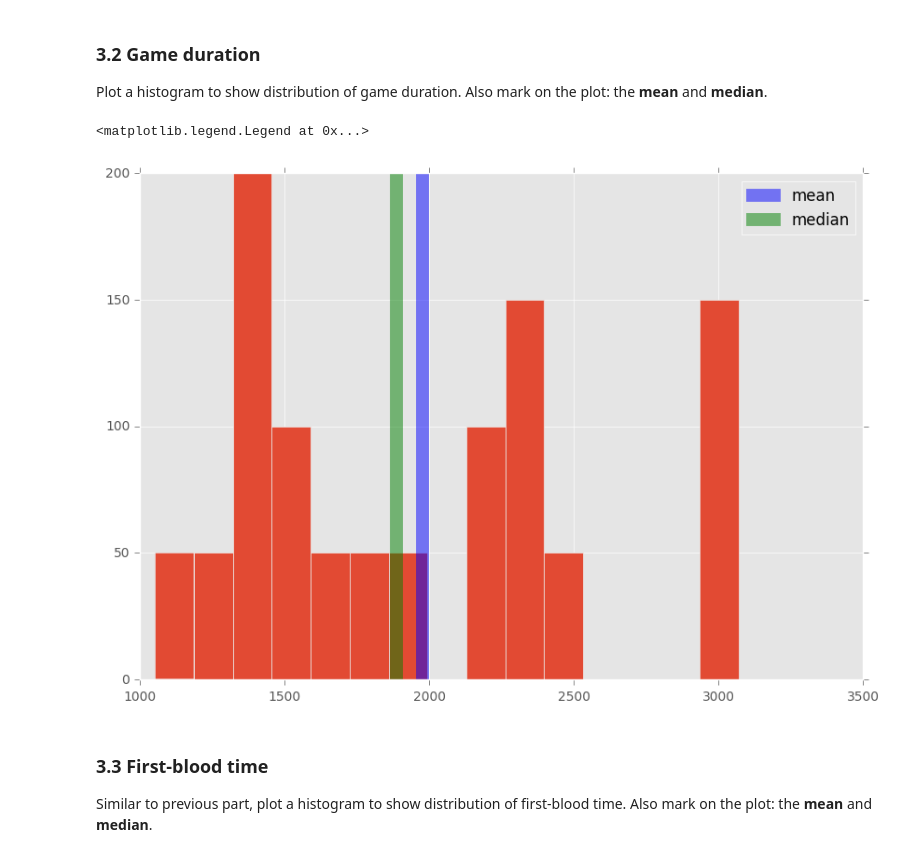
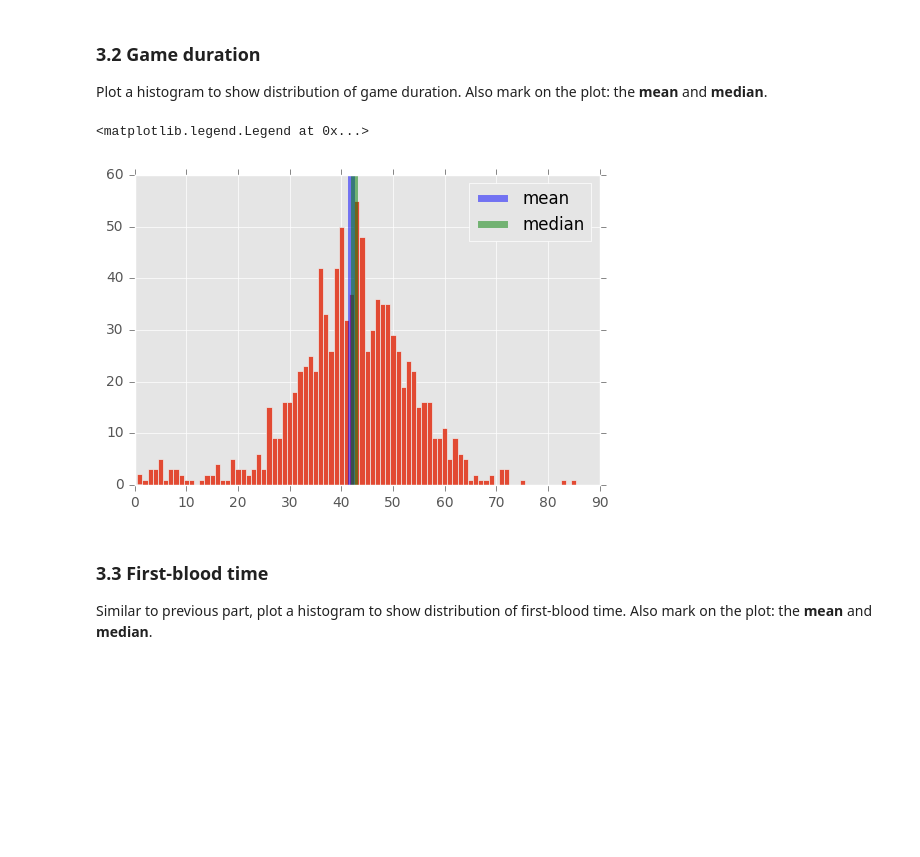
Before and after one commit to tow02/iccs413, a Jupyter notebook: assignments/a2/Assn 2 - Web API and Data Storage.ipynb, the cells around one changed output. Saved outputs shown, nothing was run; the diff lists cells and outputs as text; code cells hidden in the pictures; blank space fills up the shorter version.

```diff
--- a/assignments/a2/Assn 2 - Web API and Data Storage.ipynb
+++ b/assignments/a2/Assn 2 - Web API and Data Storage.ipynb
@@ -141,0 +96,20 @@ Done calling dota2api
+# %%
+# Fill code here
+
+# keeping response from calling dota2api 10 times
+# number of matches for each api call is limited
+# to 100 matches
+raw_matches = []
+n = 10
+start_at_match_seq_num = 1000193456
+
+while len(raw_matches) != n:
+    matches = api.get_match_history_by_seq_num(start_at_match_seq_num=start_at_match_seq_num)
+    if matches['status'] == 1: # if request status is successful
+        start_at_match_seq_num = matches['matches'][99]['match_seq_num'] + 1
+        raw_matches.append(matches)
+    time.sleep(5)
+
+print "-"*30
+print "Done calling dota2api"
+print "-"*30
@@ -142,3 +120,10 @@ Done calling dota2api
+# %%
+# putting all the matches into one place
+matches = []
+
+for raw_match in raw_matches:
+    for match in raw_match['matches']:
+        matches.append(match)
 # %%
 # storing data into pickle file
 
@@ -181,16 +171,18 @@ Average win for dire: 0.5
 ### 3.2 Game duration
 
 Plot a histogram to show distribution of game duration. Also mark on the plot: the **mean** and **median**.
+# %%
+# Fill code here
+
+df['duration'] = df['duration'] / 60. # convert from second to minute
 # %%
-# Fill code here
-
-df['duration'].hist(figsize=(10,7), bins=15)
-plt.axvline(np.mean(df['duration']), color='b', label='mean', lw = 10, alpha = 0.5)
-plt.axvline(np.median(df['duration']), color='g', label='median', lw = 10, alpha = 0.5)
+df['duration'].hist(bins=np.arange(0.5, 90.5, 1))
+plt.axvline(np.mean(df['duration']), color='b', label='mean', lw = 5, alpha = 0.5)
+plt.axvline(np.median(df['duration']), color='g', label='median', lw = 5, alpha = 0.5)
 plt.legend()
 # %% [output]
 <matplotlib.legend.Legend at 0x...>
-[figure, old version]
+[figure, new version]
 # %% [markdown]
 ### 3.3 First-blood time
 
```
Also changed, not shown: parts of 7 cells of this notebook, 1 other file.
